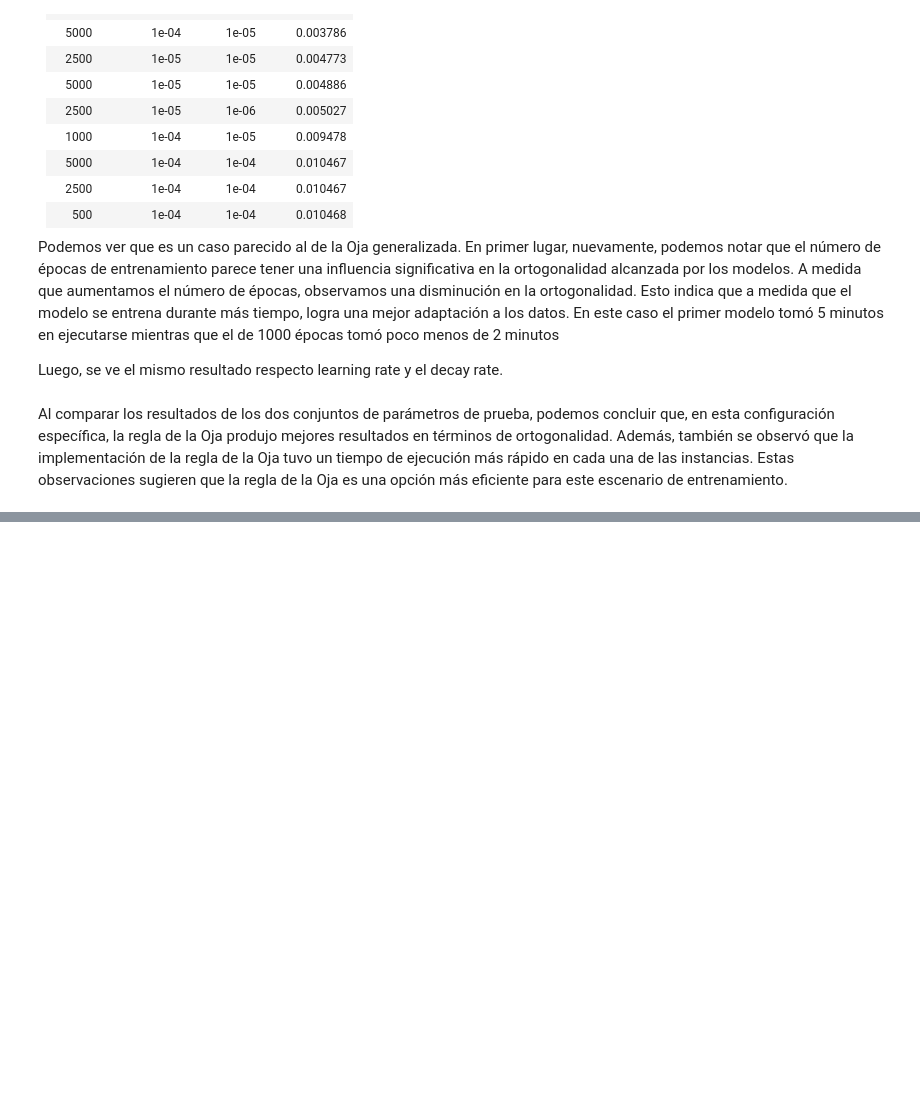
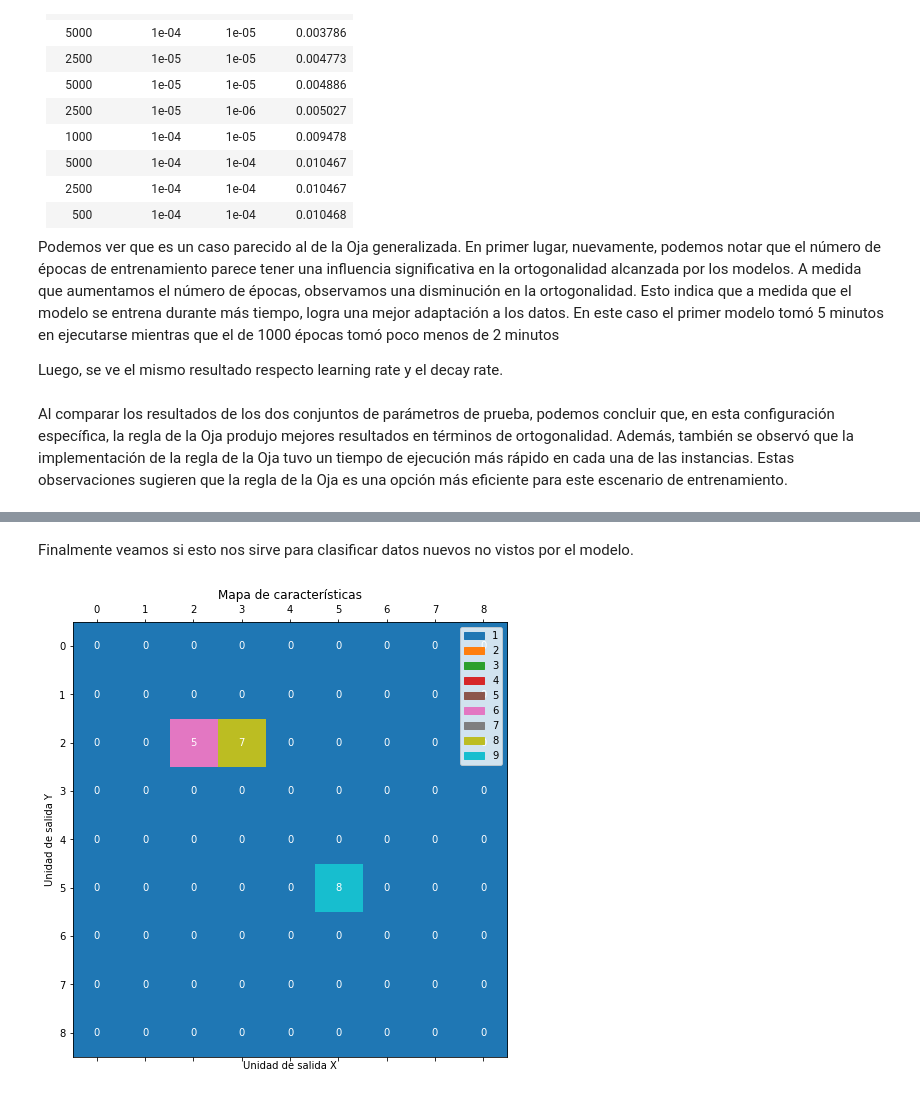
Before and after one commit to AlexONEX/2023-1C-RN-TP2, a Jupyter notebook: src/tp2.ipynb, the cells around one changed output, grey strips where cells are left out. Saved outputs shown, nothing was run; the diff lists cells and outputs as text; code cells hidden in the pictures; blank space fills up the shorter version.

```diff
--- a/src/tp2.ipynb
+++ b/src/tp2.ipynb
@@ -232,9 +231,10 @@ print("training data shape ", training.shape)
 print("eval data shape ", evaluation.shape)
 
 #Normalizamos
+data_norm = (data- np.mean(data, axis = 0))/ np.std(data)
 training = (training- np.mean(training, axis = 0))/ np.std(training)
+evaluation = (evaluation- np.mean(training, axis = 0))/ np.std(training)
 #training = np.divide(training.T,training.sum(axis = 1)).T
-data_norm = (data- np.mean(data, axis = 0))/ np.std(data)
 # %% [output]
 training data shape  (800, 856)
 eval data shape  (100, 856)
@@ -340,0 +347,6 @@ plot_category_points(training,  W_kohonen, data_with_labels[training_idx , 0])
+# %% [markdown]
+Finalmente veamos si esto nos sirve para clasificar datos nuevos no vistos por el modelo.
+# %%
+plot_category_maps(evaluation, W_kohonen, data_with_labels[~np.isin(np.arange(900),training_idx), 0])
+# %% [output]
+[figure, added]
```
Also changed, not shown: parts of 9 cells of this notebook, 1 other file.
